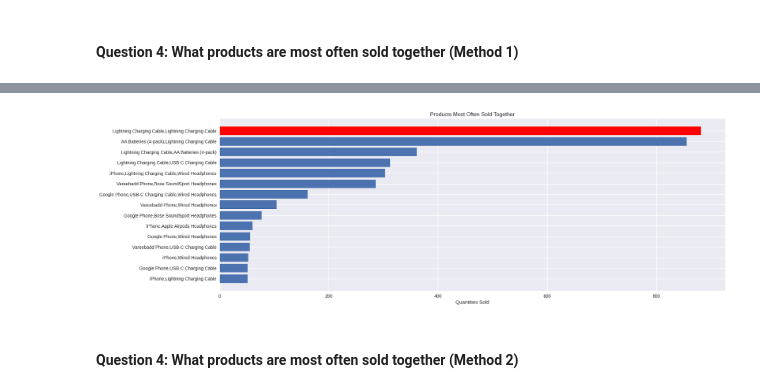
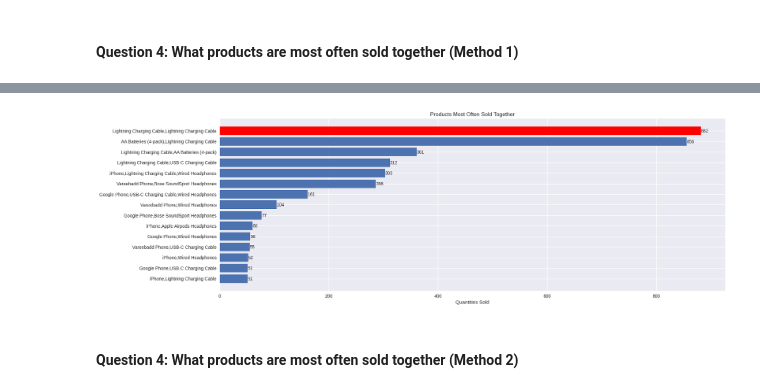
Before and after one commit to justaplan/sales_analysis_tutorial, a Jupyter notebook: sale_analysis.ipynb, the cells around one changed output, grey strips where cells are left out. Cells and saved outputs as stored; diff of their text form; code cells hidden in the pictures.

```diff
--- a/sale_analysis.ipynb
+++ b/sale_analysis.ipynb
@@ -217,23 +217,30 @@ df_duplicated = df_duplicated[["Order ID","Grouped"]].drop_duplicates()
 # %%
 x = df_duplicated["Grouped"].value_counts().nlargest(15).index.tolist()
 y = df_duplicated["Grouped"].value_counts().nlargest(15).tolist()
 
 x_indexes = np.arange(len(x))
 
 ## Chart Size and Style
 plt.figure(figsize=(20,7),dpi=100)
 plt.style.use("seaborn")
 
 bar = plt.barh(x_indexes,y[::-1])
 bar[-1].set_color("red")
 
+plt.yticks(x_indexes,x)
+
+## Chart Value Plotting
+for x,y in zip(y,x_indexes[::-1]):
+  plt.text(x,y-0.15,s=x)
+
+## Chart Title and Labelling
 plt.title("Products Most Often Sold Together")
-plt.yticks(x_indexes,x)
+
 plt.xlabel("Quantities Sold")
 
 plt.show()
 # %% [output]
-[figure, old version]
+[figure, new version]
 # %% [markdown]
 <h4>Question 4: What products are most often sold together (Method 2)</h4>
 # %%
```
